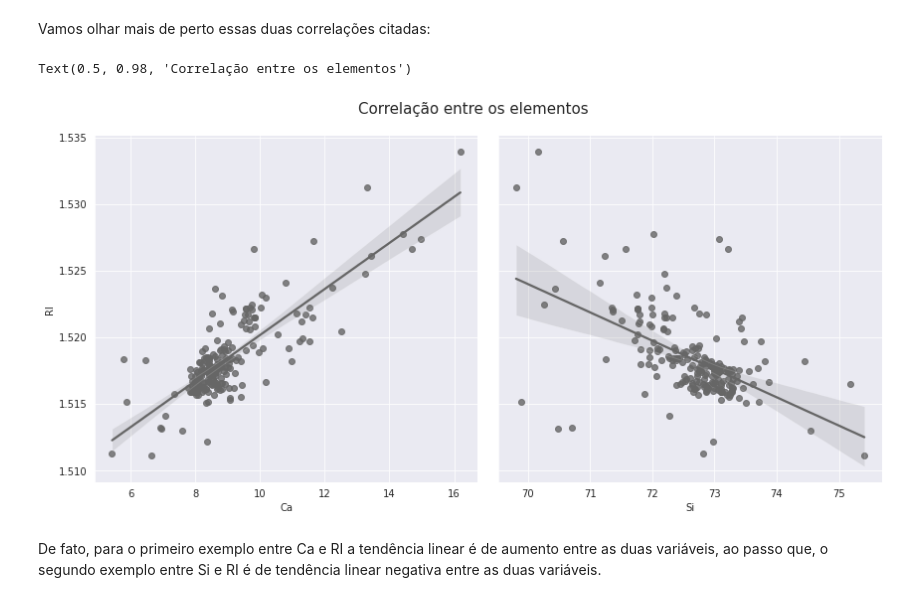
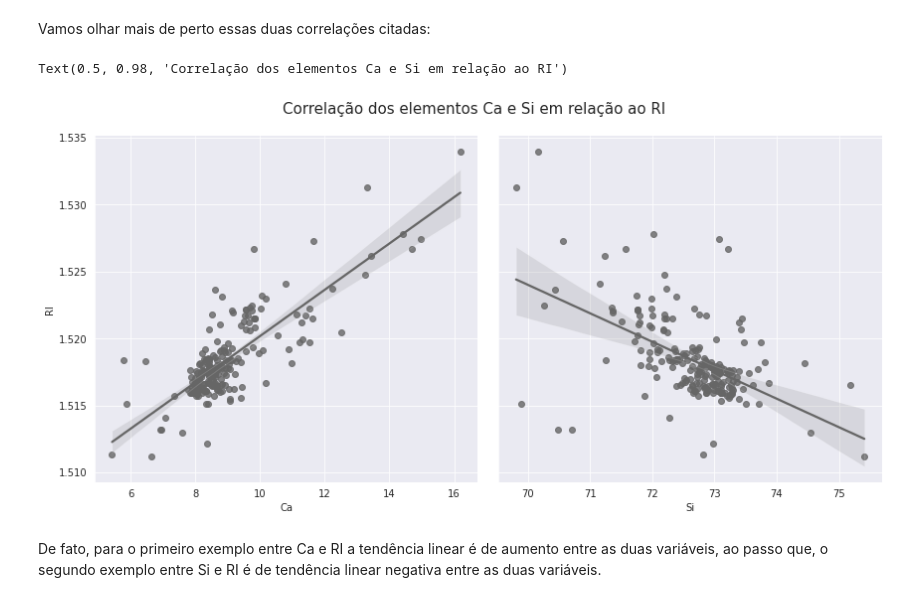
Before and after one commit to davi-santos/Glass-Classification, a Jupyter notebook: Data Analysis.ipynb, the cells around one changed output. Saved outputs shown, nothing was run; the diff lists cells and outputs as text; code cells hidden in the pictures.

```diff
--- a/Data Analysis.ipynb
+++ b/Data Analysis.ipynb
@@ -26,7 +26,7 @@ from sklearn.linear_model import LogisticRegression
 from sklearn.tree import DecisionTreeClassifier, plot_tree
 
 #set color pallete to pictures
-sns.set_palette(palette='Set2')
+sns.set_palette(palette='YlGnBu')
 sns.set_style('darkgrid')
 
 #Reading data
@@ -139,13 +153,13 @@ Pode-se perceber que os elementos mais claros possuem maior correlação, os mai
 # %% [markdown]
 Vamos olhar mais de perto essas duas correlações citadas:
 # %%
-g = sns.PairGrid(df, y_vars=["RI"], x_vars=["Ca", "Si"], height=6)
+g = sns.PairGrid(df, y_vars=["RI"], x_vars=["Ca", "Si"], height=6, palette='viridis')
 g.map(sns.regplot, color=".4")
 g.fig.subplots_adjust(top=0.9)
-g.fig.suptitle('Correlação entre os elementos', fontsize=15)
+g.fig.suptitle('Correlação dos elementos Ca e Si em relação ao RI', fontsize=15)
 # %% [output]
-Text(0.5, 0.98, 'Correlação entre os elementos')
+Text(0.5, 0.98, 'Correlação dos elementos Ca e Si em relação ao RI')
-[figure, old version]
+[figure, new version]
 # %% [markdown]
 De fato, para o primeiro exemplo entre Ca e RI a tendência linear é de aumento entre as duas variáveis, ao passo que, o segundo exemplo entre Si e RI é de tendência linear negativa entre as duas variáveis.
 # %% [markdown]
```
Also changed, not shown: parts of 17 cells of this notebook.
